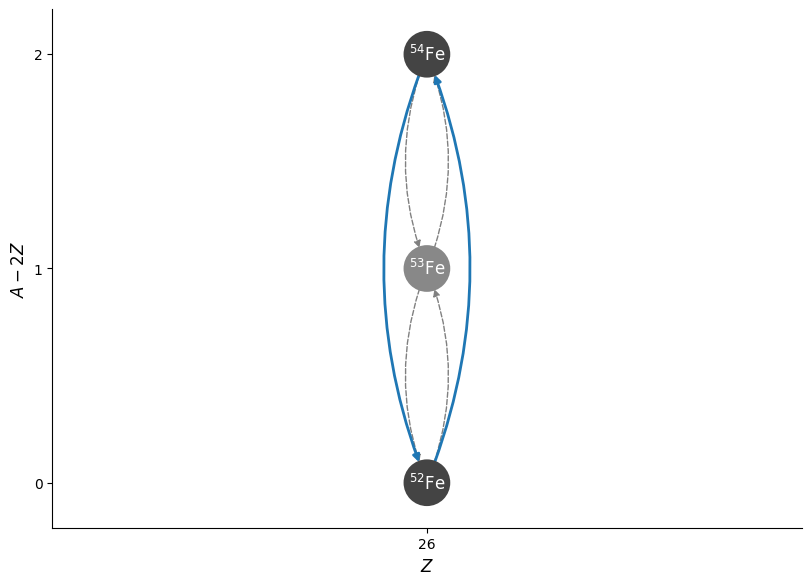
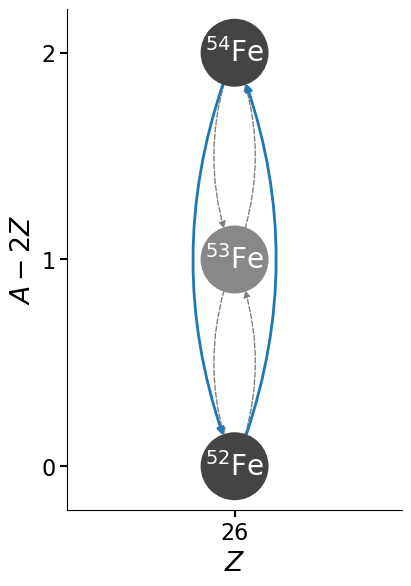
The notebook cell's code change between the first figure and the second:
--- before
+++ after
@@ -1,2 +1,2 @@
-fig = net_approx.plot(rotated=True, curved_edges=True)
+fig = net_approx.plot(rotated=True, curved_edges=True, node_font_size=20, node_size=2200, size=(400, 600))
 fig.savefig("double-n-capture-approx.pdf", bbox_inches="tight")

Commit: update figure sizes